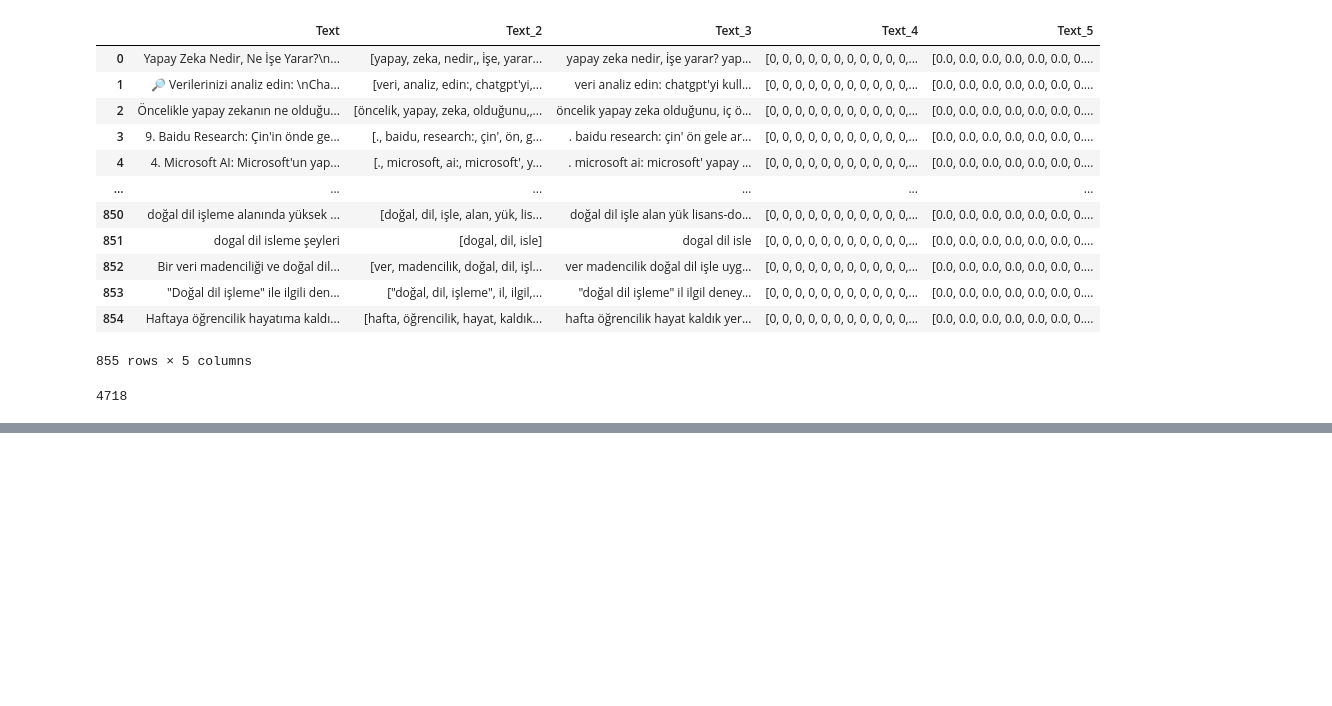
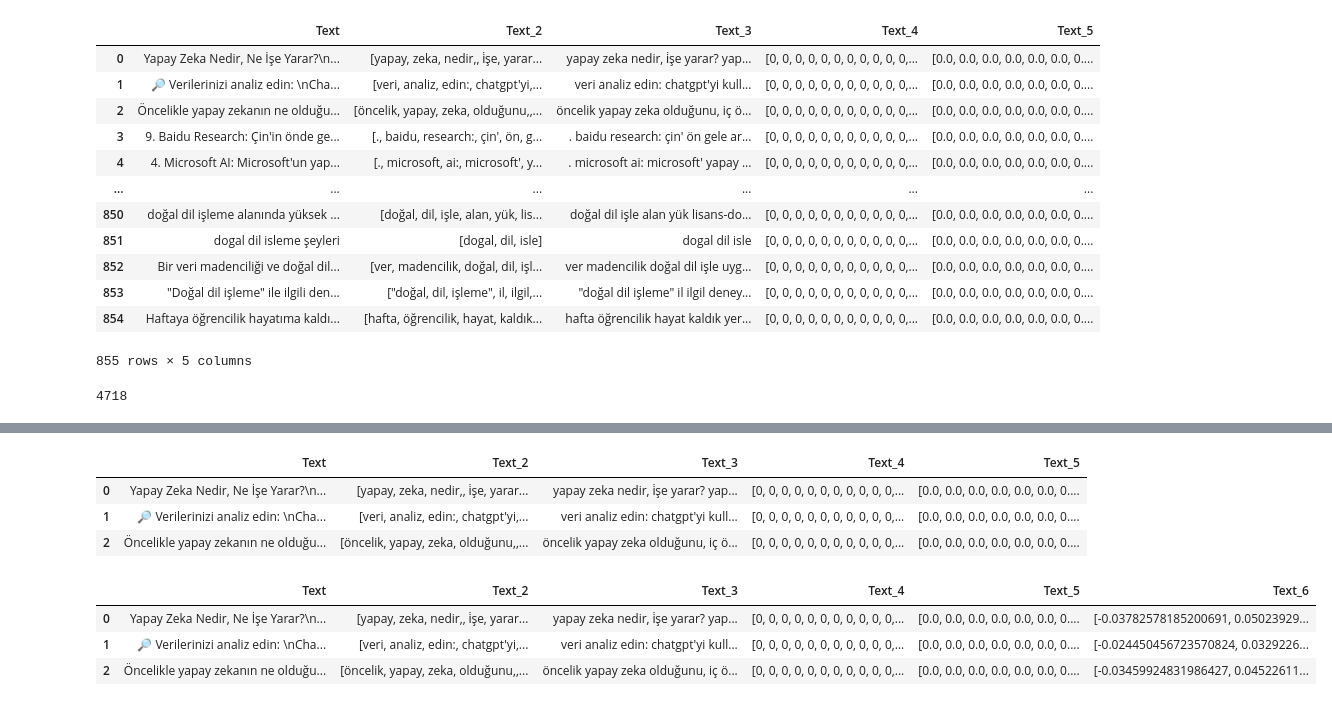
Before and after one commit to Abdulkadir2516/GMKA_NLP, a Jupyter notebook: vektorler.ipynb, the cells around one changed output, grey strips where cells are left out. Drawn from its saved outputs; the diff is of its cells as text; code cells hidden in the pictures; blank space fills up the shorter version.

```diff
--- a/vektorler.ipynb
+++ b/vektorler.ipynb
@@ -172,0 +260,30 @@ len(X.toarray()[0])
+# %%
+def word2vec(value):
+    model = Word2Vec.load("data/word2vec.model")
+    bfr_list = []
+    bfr_len = len(value)
+
+    for k in value:
+        bfr = model.wv.key_to_index[k]
+        bfr = model.wv[bfr]
+        bfr_list.append(bfr)
+
+    bfr_list = sum(bfr_list)
+    bfr_list = bfr_list/bfr_len
+    return bfr_list.tolist()
+# %%
+df.head(3)
+# %% [output]
+|  | Text | Text_2 | Text_3 | Text_4 | Text_5 |
+| 0 | Yapay Zeka Nedir, Ne İşe Yarar?\n... | [yapay, zeka, nedir,, i̇şe, yarar... | yapay zeka nedir, i̇şe yarar? yap... | [0, 0, 0, 0, 0, 0, 0, 0, 0, 0, 0,... | [0.0, 0.0, 0.0, 0.0, 0.0, 0.0, 0.... |
+| 1 | 🔎 Verilerinizi analiz edin: \nCha... | [veri, analiz, edin:, chatgpt'yi,... | veri analiz edin: chatgpt'yi kull... | [0, 0, 0, 0, 0, 0, 0, 0, 0, 0, 0,... | [0.0, 0.0, 0.0, 0.0, 0.0, 0.0, 0.... |
+| 2 | Öncelikle yapay zekanın ne olduğu... | [öncelik, yapay, zeka, olduğunu,,... | öncelik yapay zeka olduğunu, iç ö... | [0, 0, 0, 0, 0, 0, 0, 0, 0, 0, 0,... | [0.0, 0.0, 0.0, 0.0, 0.0, 0.0, 0.... |
+# %%
+df["Text_6"] = df["Text_2"].apply(word2vec)
+# %%
+df.head(3)
+# %% [output]
+|  | Text | Text_2 | Text_3 | Text_4 | Text_5 | Text_6 |
+| 0 | Yapay Zeka Nedir, Ne İşe Yarar?\n... | [yapay, zeka, nedir,, i̇şe, yarar... | yapay zeka nedir, i̇şe yarar? yap... | [0, 0, 0, 0, 0, 0, 0, 0, 0, 0, 0,... | [0.0, 0.0, 0.0, 0.0, 0.0, 0.0, 0.... | [-0.03782578185200691, 0.05023929... |
+| 1 | 🔎 Verilerinizi analiz edin: \nCha... | [veri, analiz, edin:, chatgpt'yi,... | veri analiz edin: chatgpt'yi kull... | [0, 0, 0, 0, 0, 0, 0, 0, 0, 0, 0,... | [0.0, 0.0, 0.0, 0.0, 0.0, 0.0, 0.... | [-0.024450456723570824, 0.0329226... |
+| 2 | Öncelikle yapay zekanın ne olduğu... | [öncelik, yapay, zeka, olduğunu,,... | öncelik yapay zeka olduğunu, iç ö... | [0, 0, 0, 0, 0, 0, 0, 0, 0, 0, 0,... | [0.0, 0.0, 0.0, 0.0, 0.0, 0.0, 0.... | [-0.03459924831986427, 0.04522611... |
```
Also changed, not shown: parts of 10 cells of this notebook, 1 other file.
